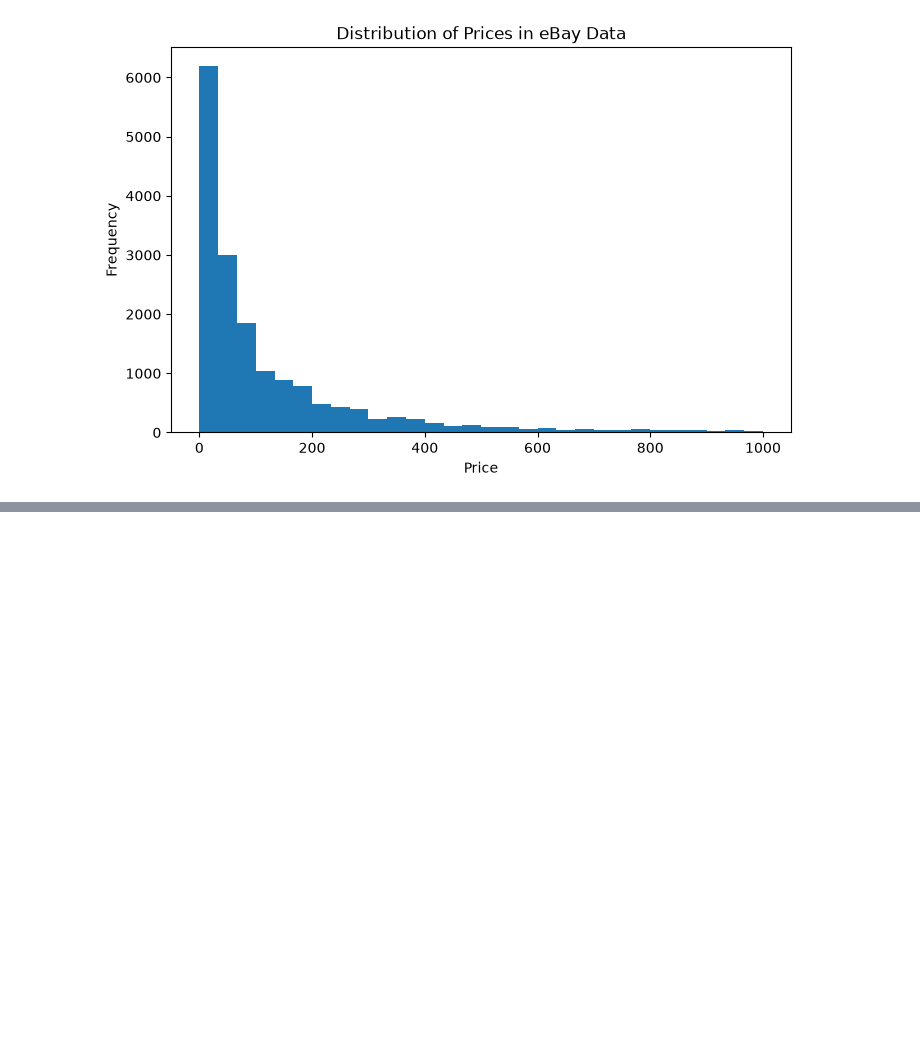
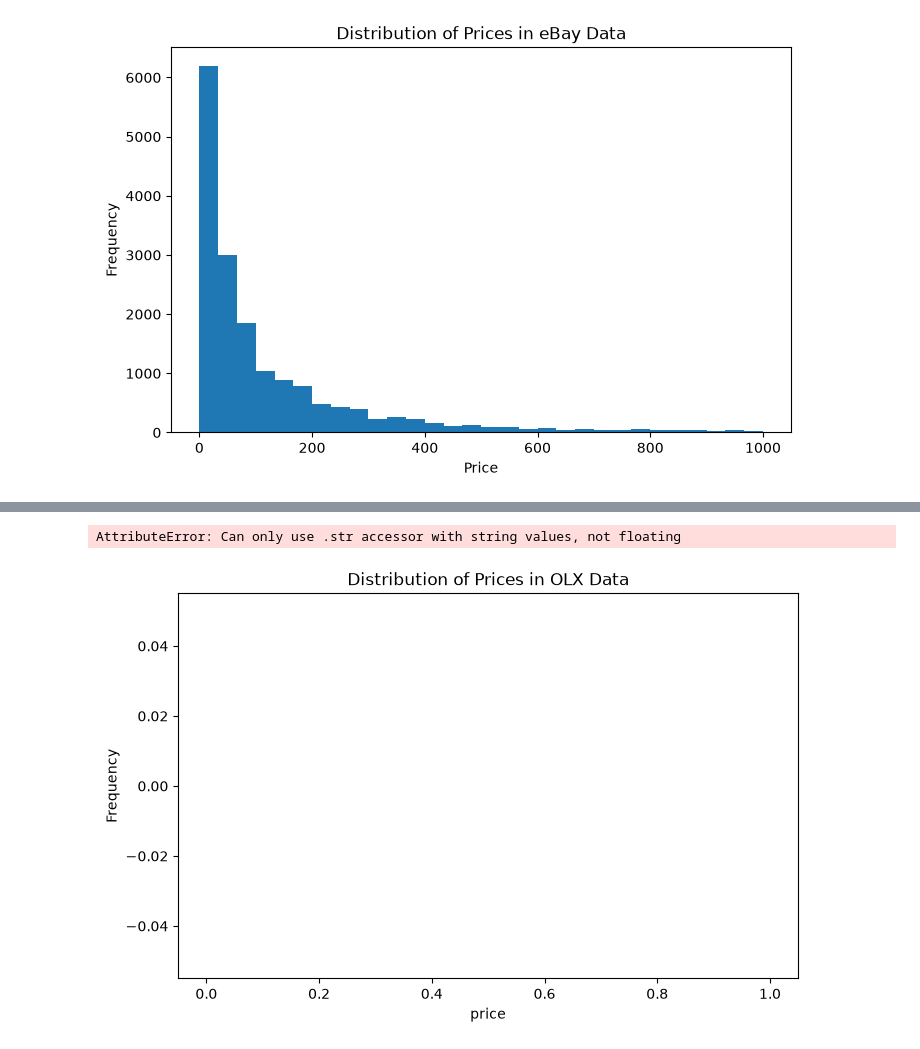
Before and after one commit to Ajay21042005/EchoChain-Lifecycle-Analytics, a Jupyter notebook: notebooks/eda.ipynb, the cells around one changed output, grey strips where cells are left out. Cells and saved outputs as stored; diff of their text form; code cells hidden in the pictures; blank space fills up the shorter version.

```diff
--- a/notebooks/eda.ipynb
+++ b/notebooks/eda.ipynb
@@ -91,0 +102,14 @@ plt.show()
+# %%
+olx["price"]=olx["price"].str.replace("Rs","",regex=False).str.replace(",","",regex=False).str.strip()
+olx["price"]=pd.to_numeric(olx["price"], errors="coerce")
+# %% [output]
+AttributeError: Can only use .str accessor with string values, not floating
+# %%
+plt.figure(figsize=(8,5))
+plt.hist(olx["price"].dropna(),bins=30)
+plt.xlabel("price")
+plt.ylabel("Frequency")
+plt.title("Distribution of prices in OLX Data")
+plt.show()
+# %% [output]
+[figure, added]
```
Also changed, not shown: parts of 2 cells of this notebook.
